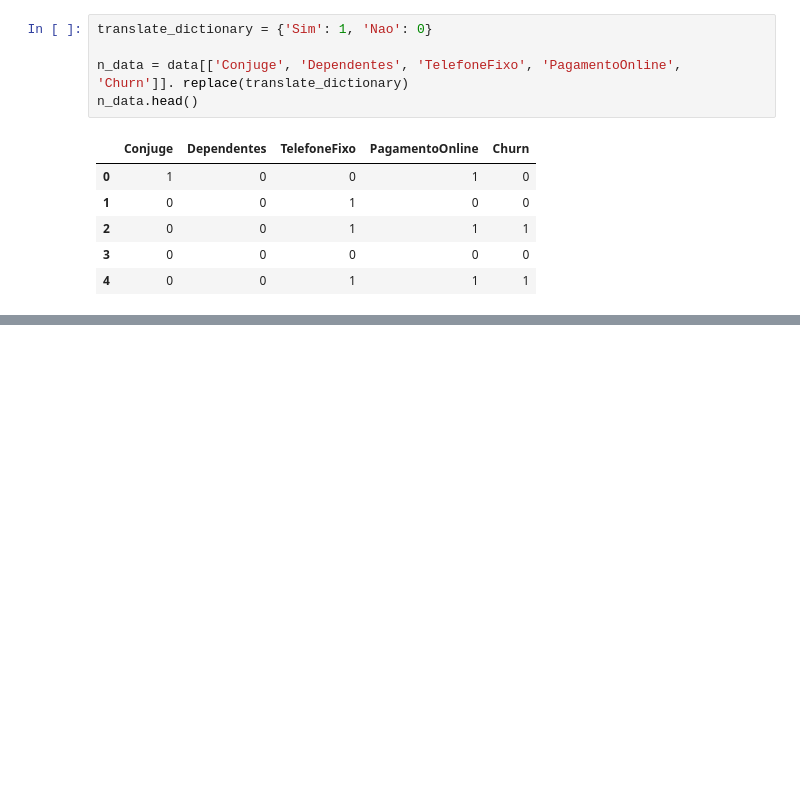
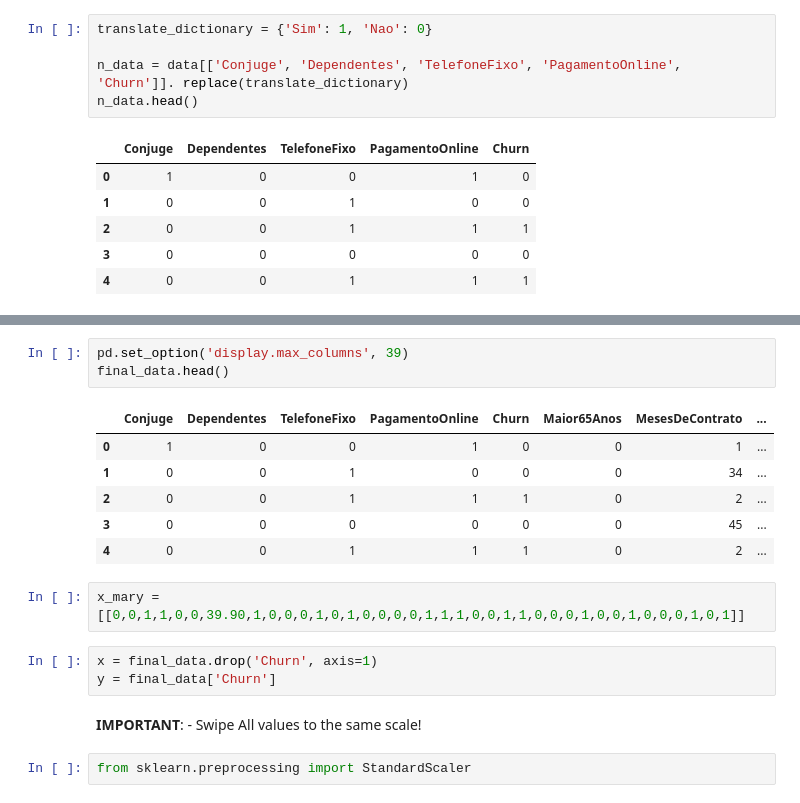
Before and after one commit to raphaeltorquat0/machine_learning_classification, a Jupyter notebook: import_data.ipynb, the cells around one changed output, grey strips where cells are left out. Saved outputs shown, nothing was run; the diff lists cells and outputs as text; blank space fills up the shorter version.

```diff
--- a/import_data.ipynb
+++ b/import_data.ipynb
@@ -33,0 +46,20 @@ KeyError: "['TeefoneFixo'] not found in axis"
+# %%
+pd.set_option('display.max_columns', 39)
+final_data.head()
+# %% [output]
+|  | Conjuge | Dependentes | TelefoneFixo | PagamentoOnline | Churn | Maior65Anos | MesesDeContrato | ... |
+| 0 | 1 | 0 | 0 | 1 | 0 | 0 | 1 | ... |
+| 1 | 0 | 0 | 1 | 0 | 0 | 0 | 34 | ... |
+| 2 | 0 | 0 | 1 | 1 | 1 | 0 | 2 | ... |
+| 3 | 0 | 0 | 0 | 0 | 0 | 0 | 45 | ... |
+| 4 | 0 | 0 | 1 | 1 | 1 | 0 | 2 | ... |
+# %%
+x_mary = [[0,0,1,1,0,0,39.90,1,0,0,0,1,0,1,0,0,0,0,1,1,1,0,0,1,1,0,0,0,1,0,0,1,0,0,0,1,0,1]]
+# %%
+x = final_data.drop('Churn', axis=1)
+y = final_data['Churn']
+# %% [markdown]
+__IMPORTANT__:
+    - Swipe All values to the same scale!
+# %%
+from sklearn.preprocessing import StandardScaler
```
Also changed, not shown: parts of 63 cells of this notebook.
